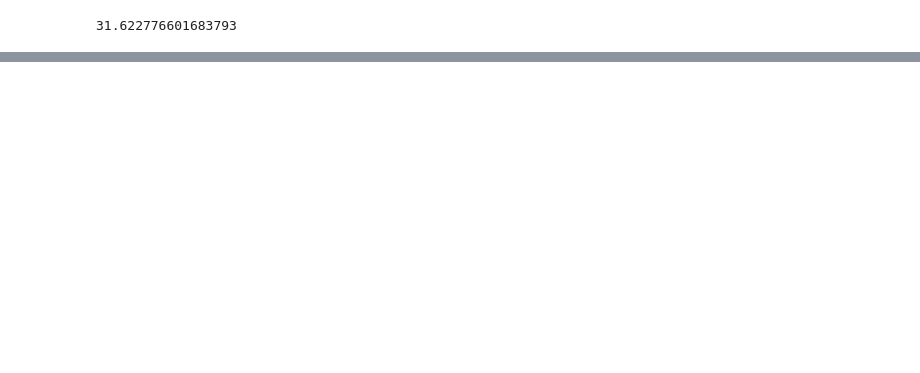
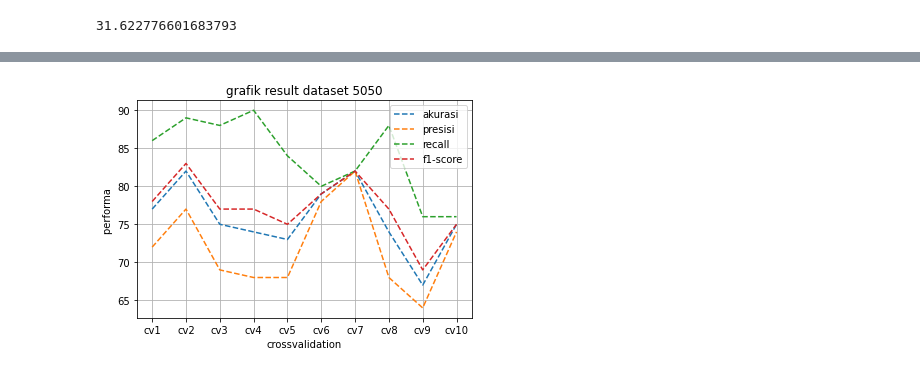
Before and after one commit to inggriantip/skripsi, a Jupyter notebook: sourcecode.ipynb, the cells around one changed output, grey strips where cells are left out. Cells and saved outputs as stored; diff of their text form; code cells hidden in the pictures; blank space fills up the shorter version.

```diff
--- a/sourcecode.ipynb
+++ b/sourcecode.ipynb
@@ -143,0 +181,19 @@ F-Score : 0.7045454545454546
+# %%
+from matplotlib import pyplot as plot
+x = ["cv1", "cv2", "cv3", "cv4", "cv5","cv6","cv7","cv8","cv9","cv10"]
+a= [77,82,75,74,73,79,82,74,67,75]
+p= [72,77,69,68,68,78,82,68,64,74]
+r= [86,89,88,90,84,80,82,88,76,76]
+f= [78,83,77,77,75,79,82,77,69,75]
+plt.plot(x, a, '--')
+plt.plot(x, p, '--')
+plt.plot(x, r, '--')
+plt.plot(x, f, '--')
+plt.title("grafik result dataset 5050")
+plt.xlabel("crossvalidation")
+plt.ylabel("performa ")
+plt.legend(["akurasi","presisi", "recall", "f1-score"])
+plt.grid()
+plt.show()
+# %% [output]
+[figure, added]
```
Also changed, not shown: parts of 10 cells of this notebook.
